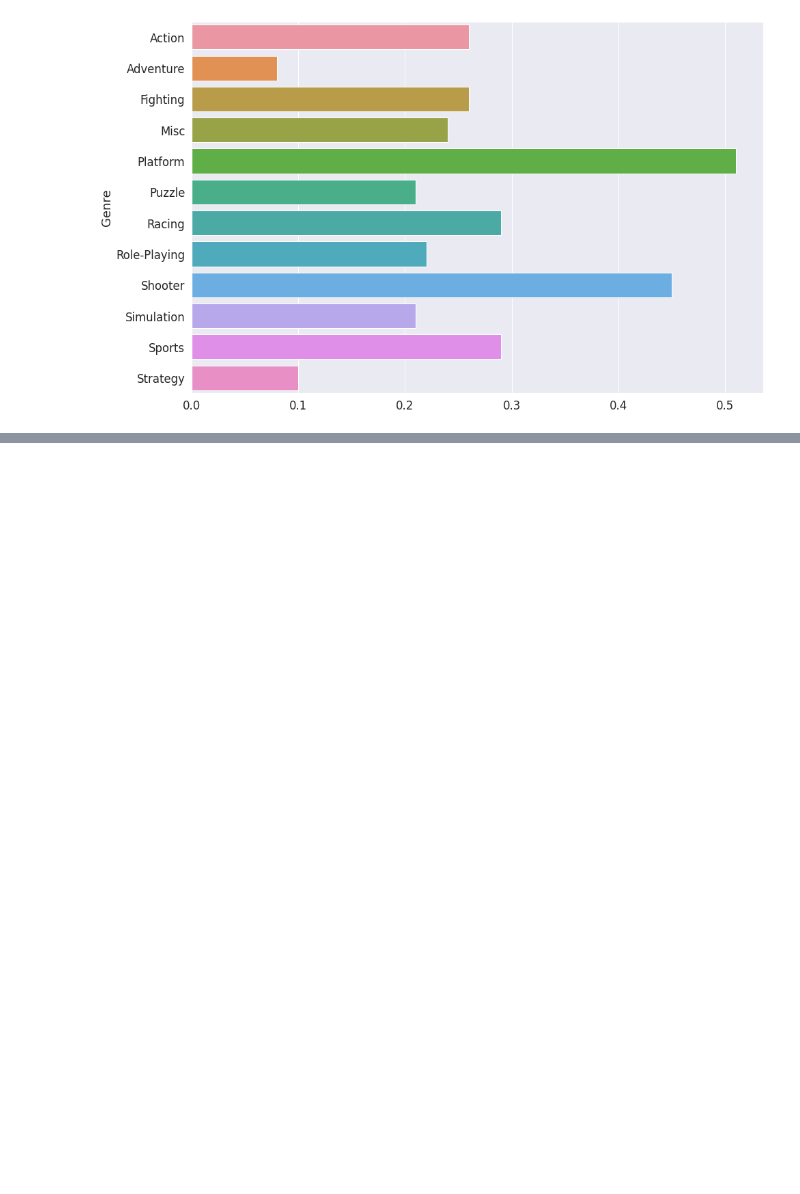
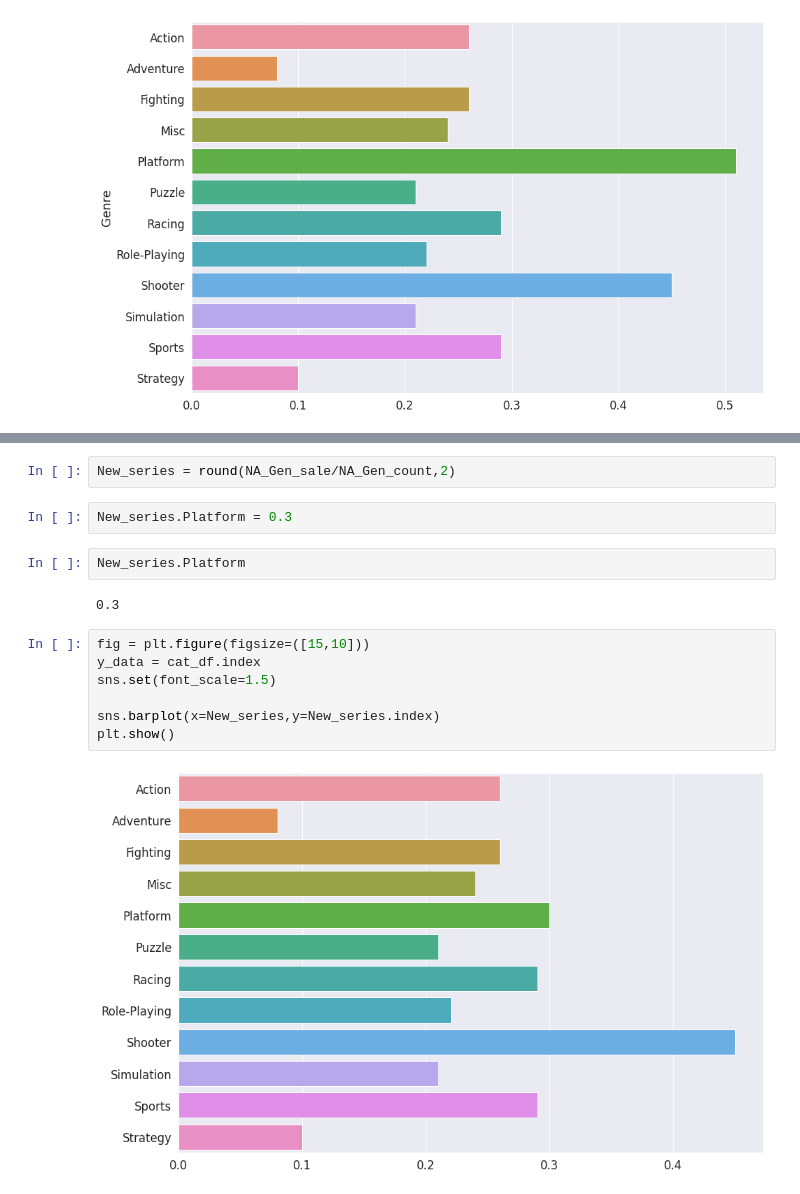
Before and after one commit to IlTACK-OH/Section1_project, a Jupyter notebook: Section1_project.ipynb, the cells around one changed output, grey strips where cells are left out. Drawn from its saved outputs; the diff is of its cells as text; blank space fills up the shorter version.

```diff
--- a/Section1_project.ipynb
+++ b/Section1_project.ipynb
@@ -870,0 +903,17 @@ plt.show()
+# %%
+New_series = round(NA_Gen_sale/NA_Gen_count,2)
+# %%
+New_series.Platform = 0.3
+# %%
+New_series.Platform
+# %% [output]
+0.3
+# %%
+fig = plt.figure(figsize=([15,10]))
+y_data = cat_df.index
+sns.set(font_scale=1.5)
+
+sns.barplot(x=New_series,y=New_series.index)
+plt.show()
+# %% [output]
+[figure, added]
```
Also changed, not shown: parts of 9 cells of this notebook.
